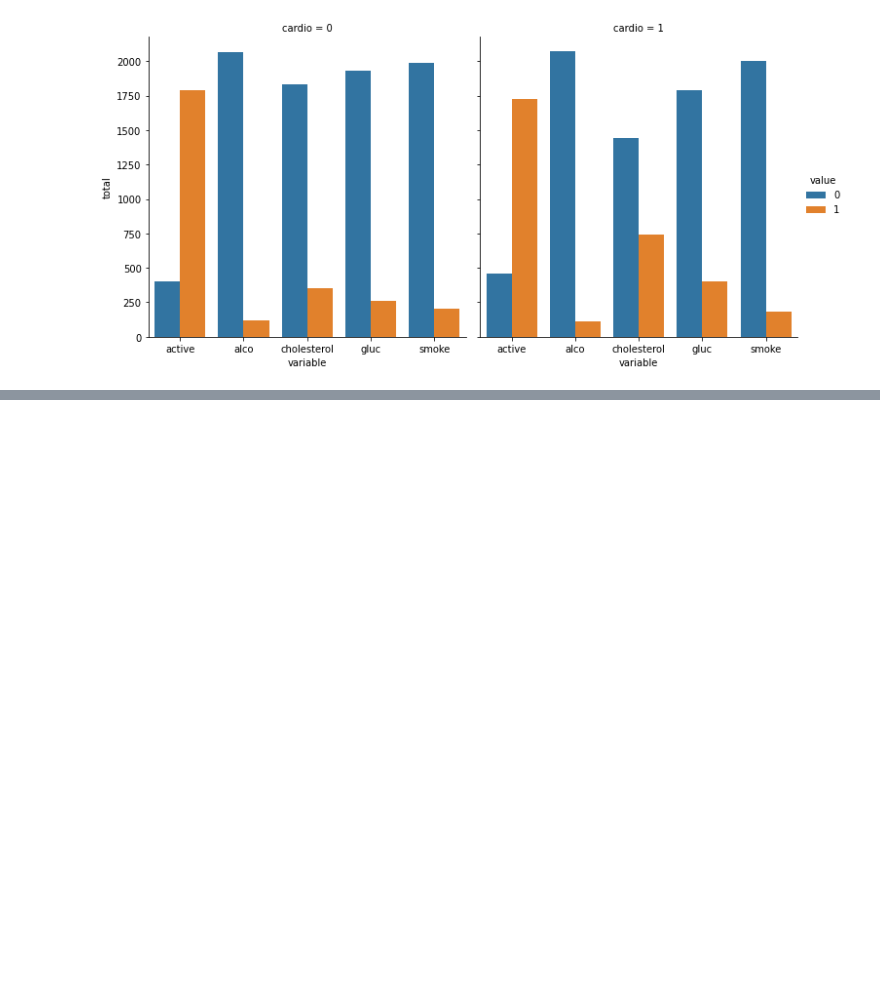
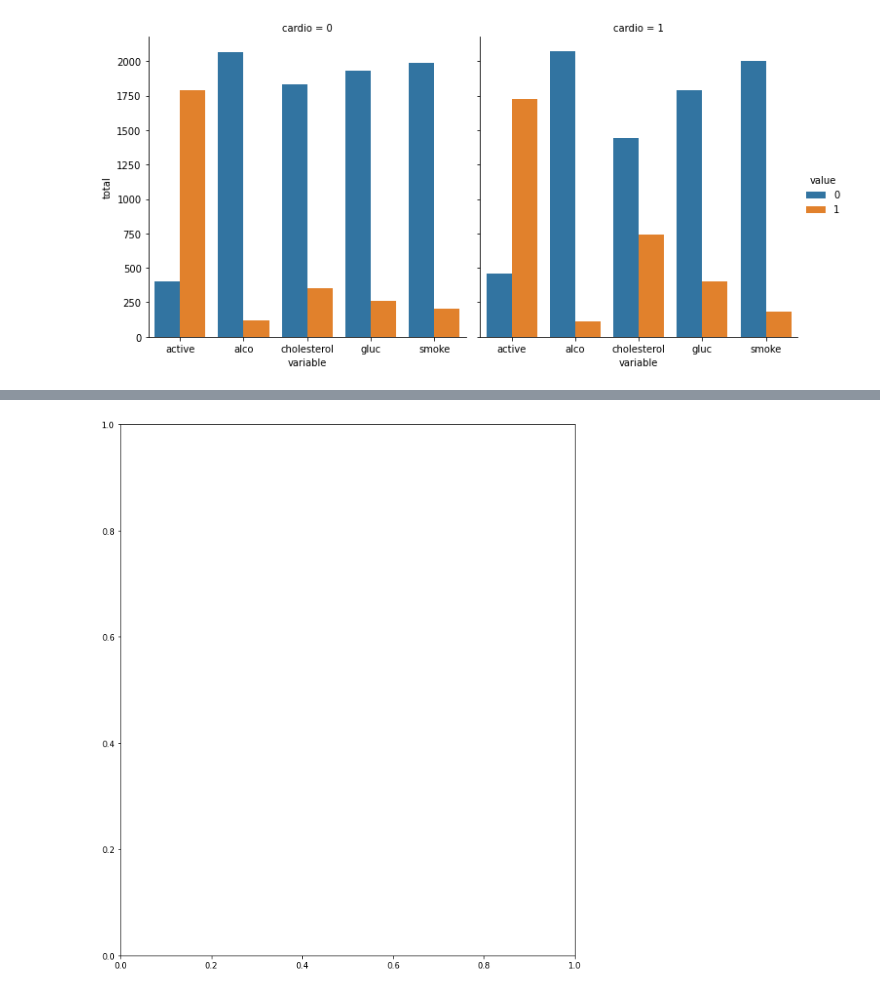
Before and after one commit to DataBadger/PracticeModels, a Jupyter notebook: DataAnalysis/repl1.ipynb, the cells around one changed output, grey strips where cells are left out. Saved outputs shown, nothing was run; the diff lists cells and outputs as text; code cells hidden in the pictures; blank space fills up the shorter version.

```diff
--- a/DataAnalysis/repl1.ipynb
+++ b/DataAnalysis/repl1.ipynb
@@ -55,0 +87,5 @@ sns.catplot(data = df_cat, x='variable', y='total', hue='value', col='cardio', k
+# %%
+# Set up the matplotlib figure
+fig, ax = plt.subplots(figsize=(10, 12))
+# %% [output]
+[figure, added]
```
Also changed, not shown: parts of 5 cells of this notebook, 2 other files.
